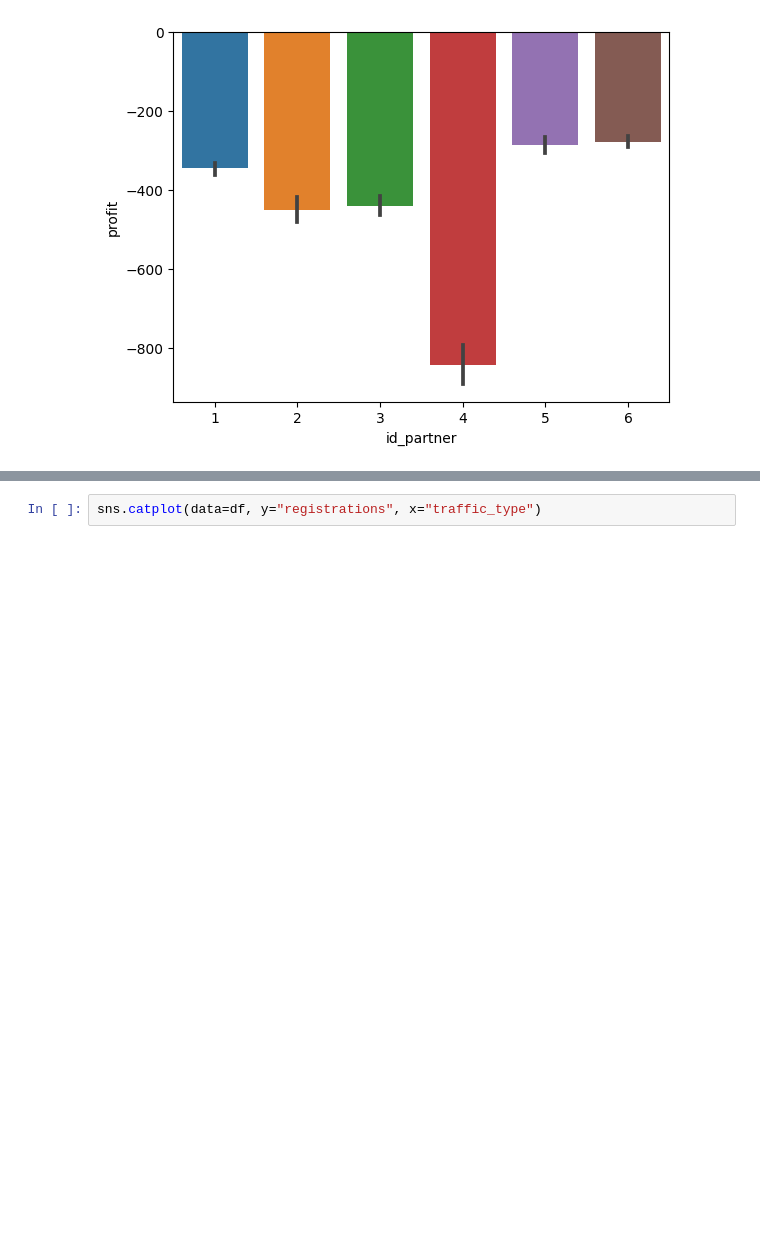
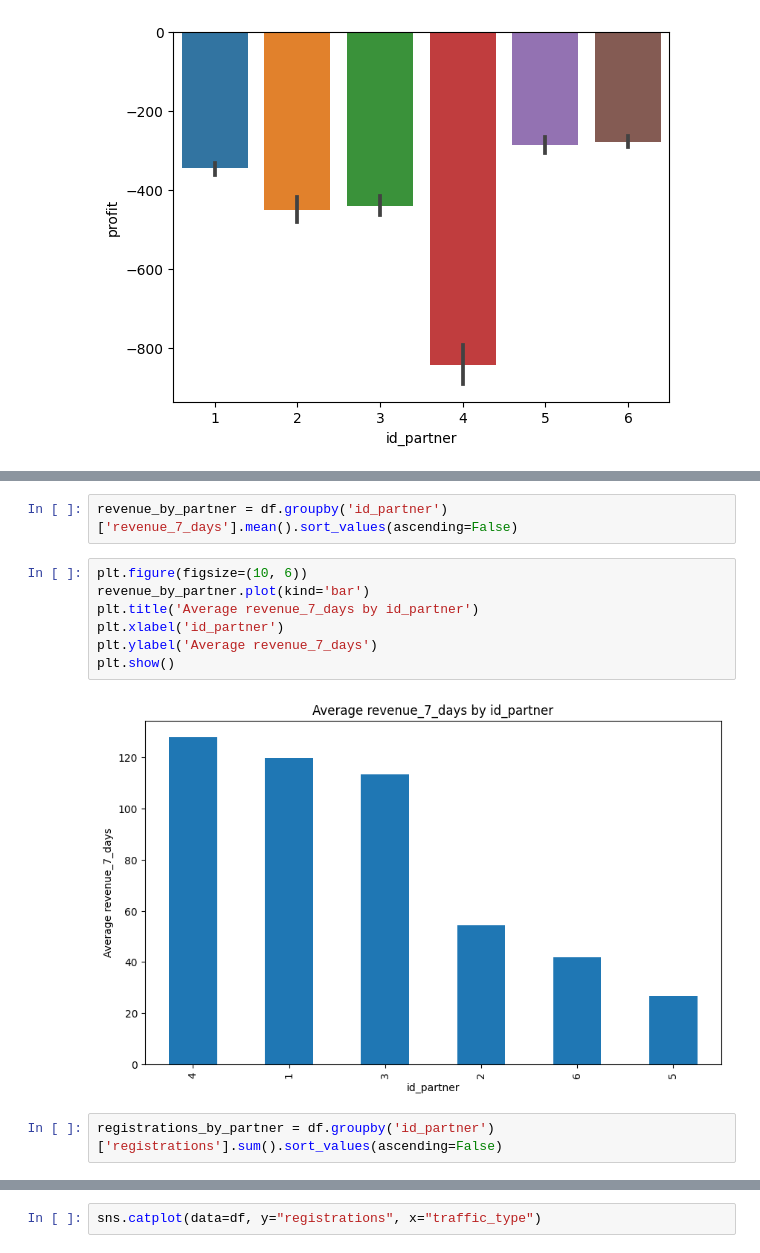
Before and after one commit to nastyabekesheva/Case, a Jupyter notebook: GenesisCase.ipynb, the cells around one changed output, grey strips where cells are left out. Cells and saved outputs as stored; diff of their text form; blank space fills up the shorter version.

```diff
--- a/GenesisCase.ipynb
+++ b/GenesisCase.ipynb
@@ -187,0 +224,13 @@ sns.barplot(data=df, x="id_partner", y="profit")
+# %%
+revenue_by_partner = df.groupby('id_partner')['revenue_7_days'].mean().sort_values(ascending=False)
+# %%
+plt.figure(figsize=(10, 6))
+revenue_by_partner.plot(kind='bar')
+plt.title('Average revenue_7_days by id_partner')
+plt.xlabel('id_partner')
+plt.ylabel('Average revenue_7_days')
+plt.show()
+# %% [output]
+[figure, added]
+# %%
+registrations_by_partner = df.groupby('id_partner')['registrations'].sum().sort_values(ascending=False)
```
Also changed, not shown: parts of 32 cells of this notebook.
